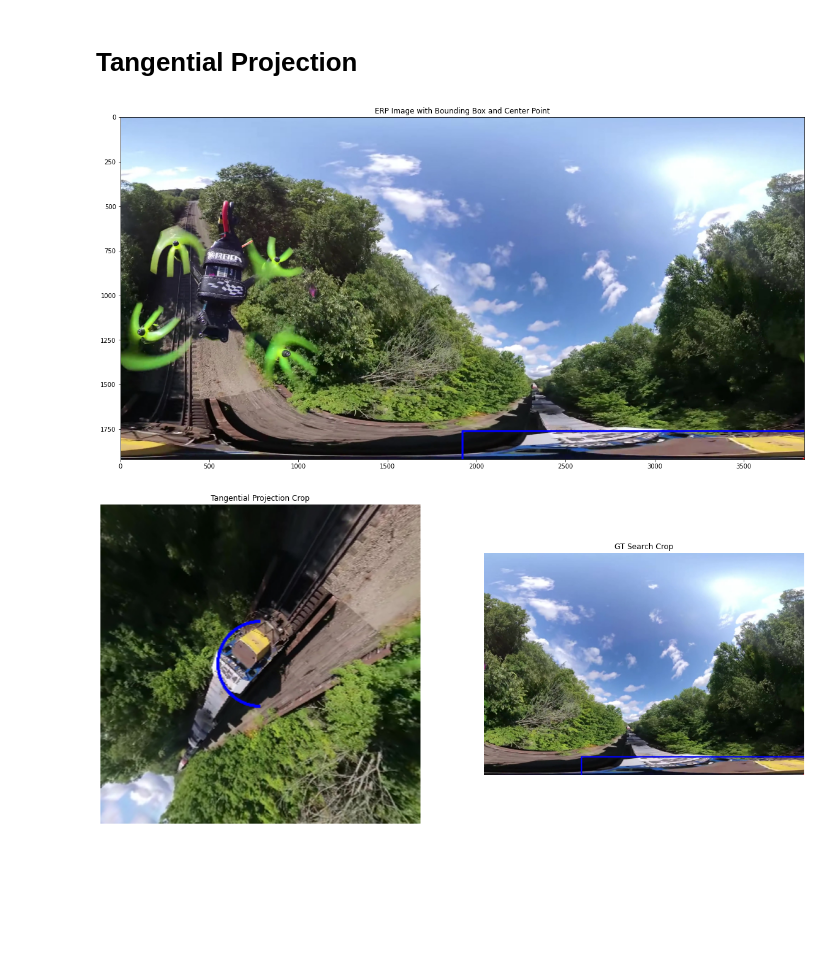
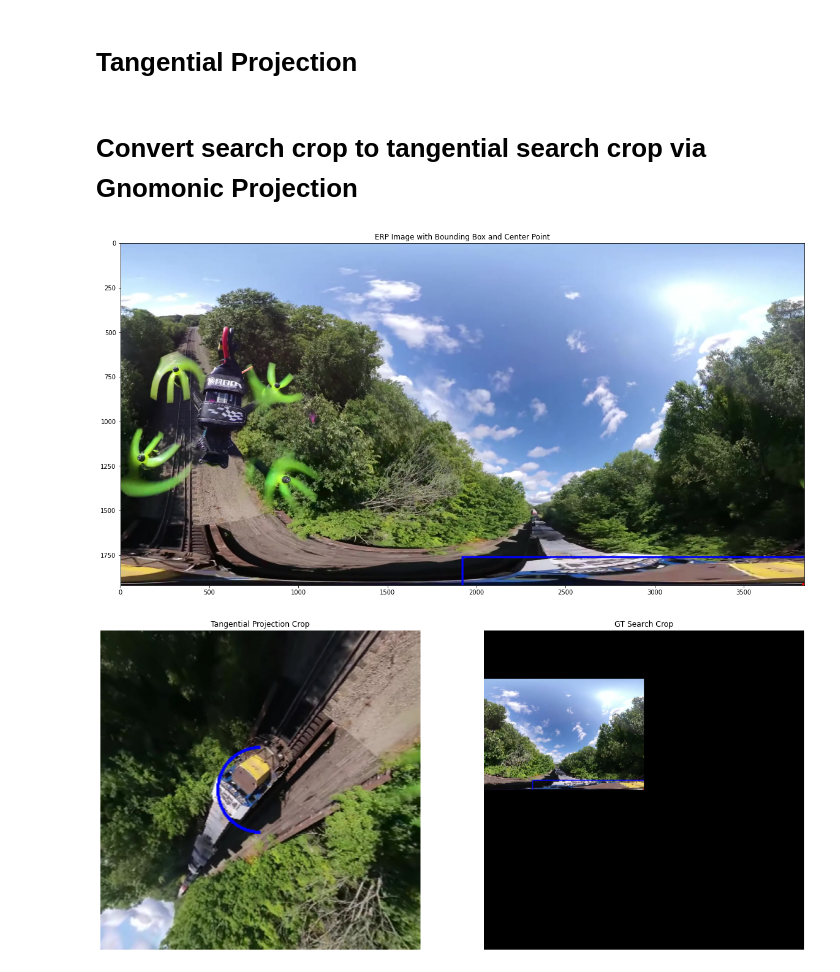
Before and after one commit to Aarsh2001/OmniTrack, a Jupyter notebook: scripts/SphereProjection.ipynb, the cells around one changed output. Cells and saved outputs as stored; diff of their text form; code cells hidden in the pictures; blank space fills up the shorter version.

Commit message:
projected search crop to tangential plane

```diff
--- a/scripts/SphereProjection.ipynb
+++ b/scripts/SphereProjection.ipynb
@@ -65,11 +67,11 @@ def sample_target(im, target_bb, search_area_factor = 5, output_sz=None):
 
     if output_sz is not None:
         resize_factor = output_sz / crop_sz
-        im_crop_padded = cv2.resize(im_crop, (output_sz, output_sz))
+        im_crop_padded = cv2.resize(im_crop_padded, (output_sz, output_sz))
         att_mask = cv2.resize(att_mask, (output_sz, output_sz)).astype(np.bool_)
         return im_crop_padded, resize_factor, att_mask
     else:
-        return im_crop, att_mask.astype(np.bool_), 1.0
+        return im_crop_padded, att_mask.astype(np.bool_), 1.0
 # %% [markdown]
 # Tangential Projection
 # %%
@@ -230,14 +232,23 @@ class SphereProjection(SphereCoordinates):
 
     def _bilinear_idx(self, ix, iy):
         ix0, ix1, iy0, iy1 = self._compute_coord(ix, iy)
-        if ix > self.sphereW - 1:
-            if ix > self.sphereW:
-                raise ValueError("Invalid X index")
+        if ix0 >= self.sphereW:
+            ix0 = self.sphereW - 1
+        if ix1 >= self.sphereW:
+            ix1 = self.sphereW - 1
+        if ix0 < 0:
+            ix0 = 0
+        if ix1 < 0:
             ix1 = 0
+
+        if iy0 >= self.sphereH:
+            iy0 = self.sphereH - 1
         if iy1 >= self.sphereH:
             iy1 = self.sphereH - 1
-        if iy0 <= 0:
+        if iy0 < 0:
             iy0 = 0
+        if iy1 < 0:
+            iy1 = 0
 
         i00 = iy0 * self.sphereW + ix0
         i10 = iy0 * self.sphereW + ix1
@@ -263,6 +274,8 @@ class SphereProjection(SphereCoordinates):
     def project(self, P, img):
         output = np.stack([P.dot(img[:,:,c].ravel()).reshape(self.shape) for c in range(3)], axis=2)
         return output
+# %% [markdown]
+# Convert search crop to tangential search crop via Gnomonic Projection
 # %%
 def calculate_bbox_center(bbox):
     x, y, w, h = bbox
@@ -294,22 +307,21 @@ def get_projected_crop(erp_image, bbox, kernel_size=320, view_angle=90):
     rotate_x_rad = np.deg2rad(rotate_x)
     rotate_y_rad = np.deg2rad(rotate_y)
 
-    # Generate grid with rotation
-    Px, Py = projection.generate_grid(rotate_x=rotate_x_rad, rotate_y=rotate_y_rad)
-
     # Build the projection matrix
     P = projection.buildP(rotate_x=rotate_x_rad, rotate_y=rotate_y_rad)
 
     # Apply the projection to the ERP image
     projected_crop = projection.project(P, erp_image)
 
-    return projected_crop
+    return projected_crop, P, projection, rotate_x, rotate_y
 
 # Bounding box coordinates (x, y, w, h)
 bbox_coords = [1920.0, 1761.5, 3840, 317]
+bbox_coords_two = [291.94444444444434, 1062.5, 35, 55]
 
 # Load the ERP image using OpenCV
 erp_image_path = '/Users/aarsh/Desktop/CGVI/Thesis/Data/Test_3840x1920/0115/image/000063.jpg'
+erp_image_path_two = '/Users/aarsh/Desktop/CGVI/Thesis/Data/Test_3840x1920/0115/image/000153.jpg'
 erp_image = cv2.imread(erp_image_path)
 erp_image = cv2.cvtColor(erp_image, cv2.COLOR_BGR2RGB)
 
@@ -317,37 +329,37 @@ erp_image = cv2.cvtColor(erp_image, cv2.COLOR_BGR2RGB)
 point = calculate_bbox_center(bbox_coords)
 
 # Draw a circle at the center point
-cv2.circle(erp_image, point, 5, (255, 0 , 0), 10)
+cv2.circle(erp_image, point, 5, (255, 0 , 0), 20)
 
 # Draw the bounding box on the image
 x, y, w, h = map(int, bbox_coords)
 cv2.rectangle(erp_image, (x, y), (x + w, y + h), (0, 0, 255), 10)
 
 # Get the projected crop around the bounding box
-projected_crop = get_projected_crop(erp_image, bbox_coords)
+projected_crop, P, projection, rotate_x, rotate_y = get_projected_crop(erp_image, bbox_coords)
 
 # Get Search crop around the ERP
 search_crop, _, _ = sample_target(erp_image, bbox_coords, output_sz=320)
 
 # Display the ERP image with the bounding box and center point
 plt.figure(figsize=(20, 20))
 plt.imshow(erp_image)
 plt.title('ERP Image with Bounding Box and Center Point')
 plt.show()
 
 fig, axes = plt.subplots(1, 2, figsize=(20, 10))
 
 # Display the projected crop
 axes[0].imshow(projected_crop.astype(np.uint8))
 axes[0].set_title('Tangential Projection Crop')
 axes[0].axis('off')
 
 # Display the search crop
 axes[1].imshow(search_crop)
 axes[1].set_title('GT Search Crop')
 axes[1].axis('off')
 
 plt.show()
 # %% [output]
 [figure]
-[figure, old version]
+[figure, new version]
```
Also changed, not shown: parts of 2 cells of this notebook.
